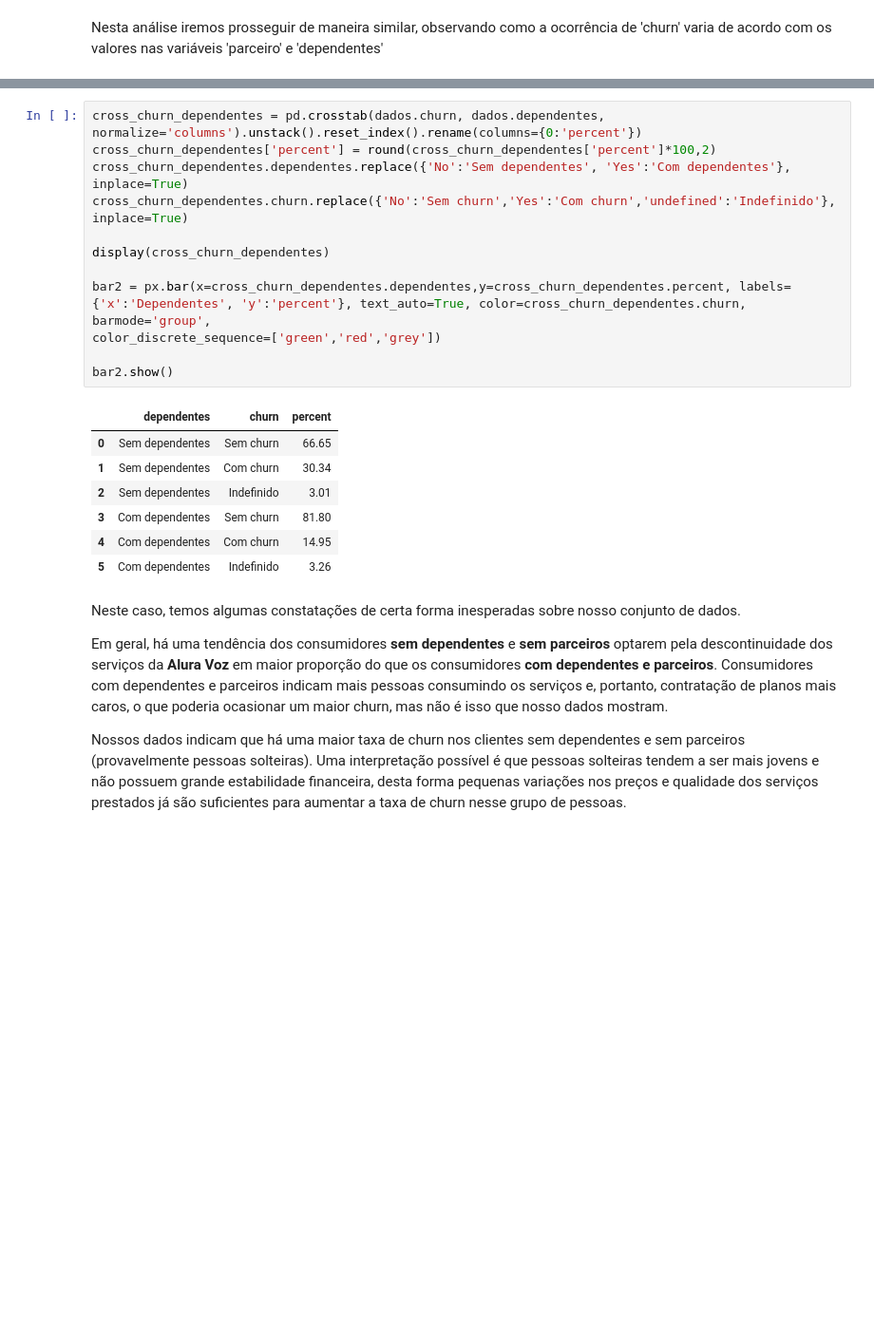
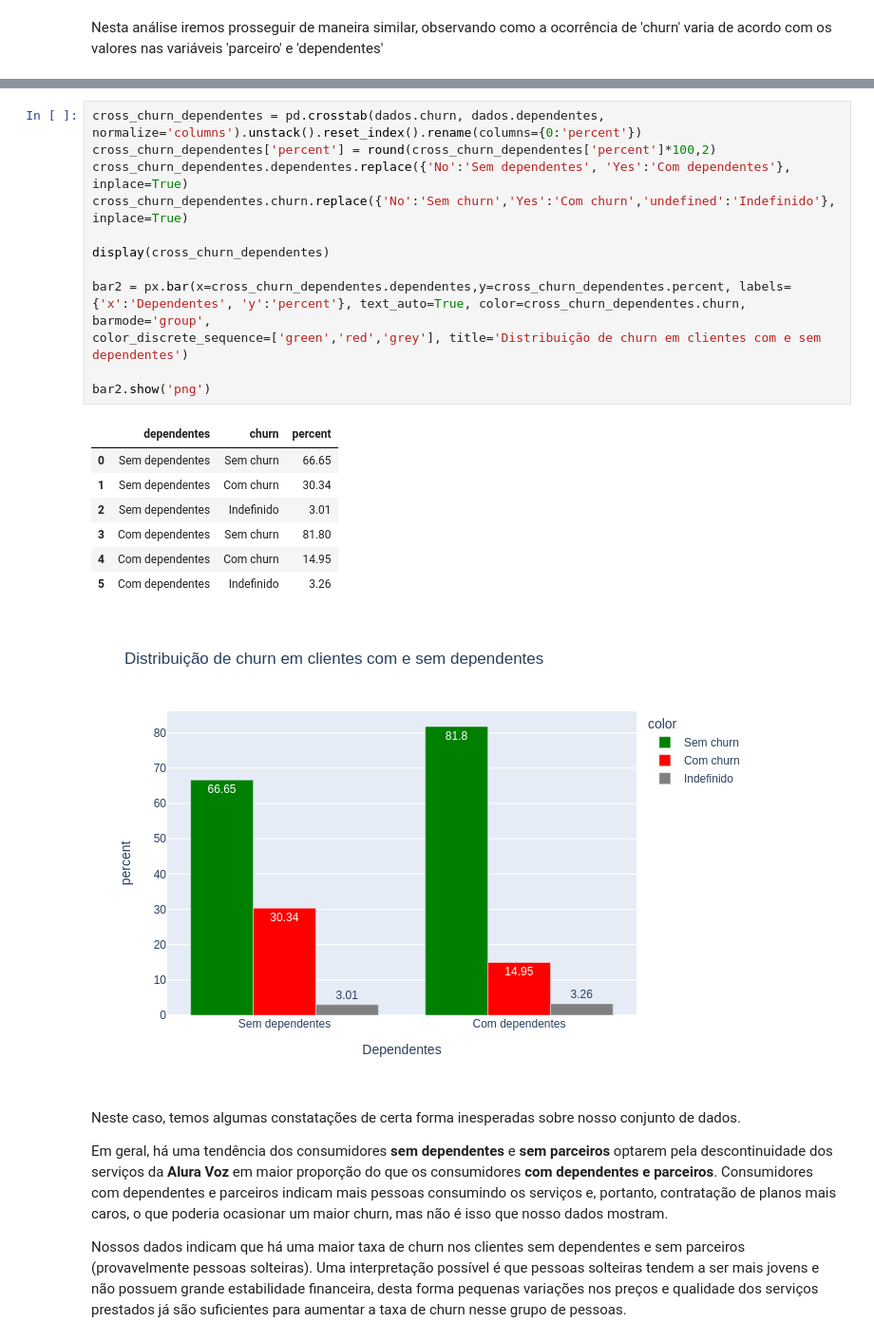
Before and after one commit to jackson-simionato/challenge_alura_DS01, a Jupyter notebook: week_2_challenge_alura_DS_2022_05.ipynb, the cells around one changed output, grey strips where cells are left out. Shown at 95% size. Cells and saved outputs as stored; diff of their text form; blank space fills up the shorter version.

```diff
--- a/week_2_challenge_alura_DS_2022_05.ipynb
+++ b/week_2_challenge_alura_DS_2022_05.ipynb
@@ -242,23 +243,24 @@ bar1.show()
 # %%
 cross_churn_dependentes = pd.crosstab(dados.churn, dados.dependentes, normalize='columns').unstack().reset_index().rename(columns={0:'percent'})
 cross_churn_dependentes['percent'] = round(cross_churn_dependentes['percent']*100,2)
 cross_churn_dependentes.dependentes.replace({'No':'Sem dependentes', 'Yes':'Com dependentes'}, inplace=True)
 cross_churn_dependentes.churn.replace({'No':'Sem churn','Yes':'Com churn','undefined':'Indefinido'}, inplace=True)
 
 display(cross_churn_dependentes)
 
 bar2 = px.bar(x=cross_churn_dependentes.dependentes,y=cross_churn_dependentes.percent, labels={'x':'Dependentes', 'y':'percent'}, text_auto=True, color=cross_churn_dependentes.churn, barmode='group',
-color_discrete_sequence=['green','red','grey'])
+color_discrete_sequence=['green','red','grey'], title='Distribuição de churn em clientes com e sem dependentes')
 
-bar2.show()
+bar2.show('png')
 # %% [output]
 |  | dependentes | churn | percent |
 | 0 | Sem dependentes | Sem churn | 66.65 |
 | 1 | Sem dependentes | Com churn | 30.34 |
 | 2 | Sem dependentes | Indefinido | 3.01 |
 | 3 | Com dependentes | Sem churn | 81.80 |
 | 4 | Com dependentes | Com churn | 14.95 |
 | 5 | Com dependentes | Indefinido | 3.26 |
+[figure, added]
 # %% [markdown]
 Neste caso, temos algumas constatações de certa forma inesperadas sobre nosso conjunto de dados.
 
```
Also changed, not shown: parts of 6 cells of this notebook.
